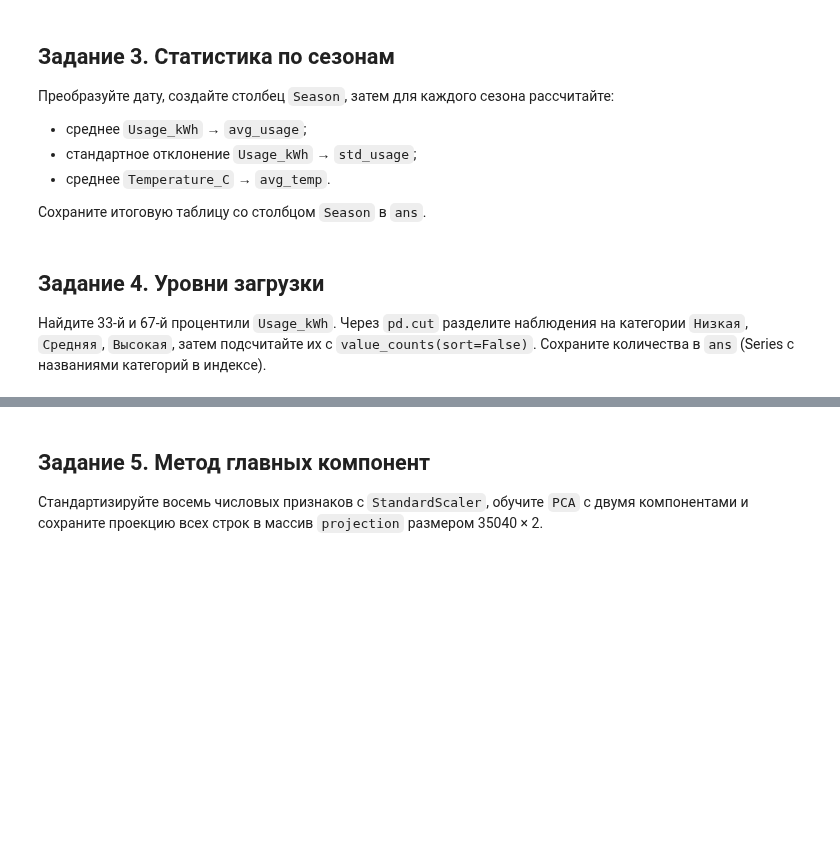
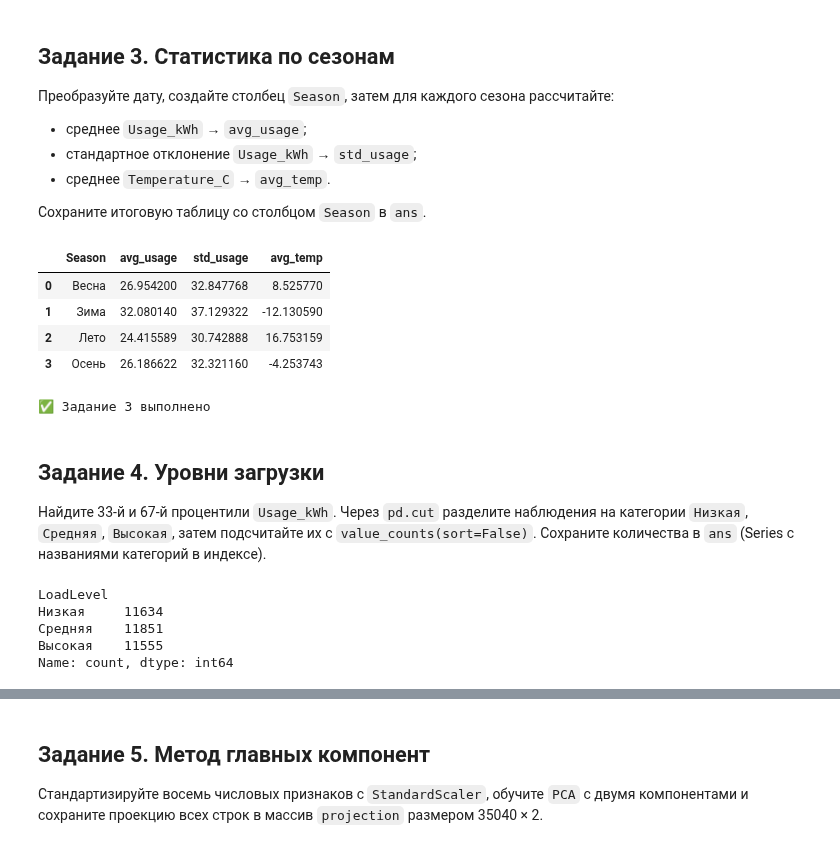
Before and after one commit to Sd0nEr/HW_ml_2026, a Jupyter notebook: 2_homework/2_homework_eda_feature_engineering.ipynb, the cells around one changed output, grey strips where cells are left out. Cells and saved outputs as stored; diff of their text form; code cells hidden in the pictures; blank space fills up the shorter version.

```diff
--- a/2_homework/2_homework_eda_feature_engineering.ipynb
+++ b/2_homework/2_homework_eda_feature_engineering.ipynb
@@ -120,15 +139,27 @@ check(2, ans)
 # %%
 # ✍ ВАШ КОД — ЗАДАНИЕ 3
 df = pd.read_csv(DATA / "Сталелитейные_данные.csv")
 df["DateTime"] = pd.to_datetime(df["date"], format="%d/%m/%Y %H:%M")
 season_by_month = {1: "Зима", 2: "Зима", 3: "Весна", 4: "Весна", 5: "Весна",
                    6: "Лето", 7: "Лето", 8: "Лето", 9: "Осень", 10: "Осень",
                    11: "Осень", 12: "Зима"}
-df["Season"] = ...
-ans = ...
+df["Season"] = df["DateTime"].dt.month.map(season_by_month)
+ans = (df.groupby("Season", as_index=False).agg(
+          avg_usage=("Usage_kWh", "mean"),
+          std_usage=("Usage_kWh", "std"),
+          avg_temp=("Temperature_C", "mean")
+      ))
 ans
+# %% [output]
+|  | Season | avg_usage | std_usage | avg_temp |
+| 0 | Весна | 26.954200 | 32.847768 | 8.525770 |
+| 1 | Зима | 32.080140 | 37.129322 | -12.130590 |
+| 2 | Лето | 24.415589 | 30.742888 | 16.753159 |
+| 3 | Осень | 26.186622 | 32.321160 | -4.253743 |
 # %%
 check(3, ans)
+# %% [output]
+✅ Задание 3 выполнено
 # %% [markdown]
 ## Задание 4. Уровни загрузки
 
@@ -138,9 +169,18 @@ check(3, ans)
 # %%
 # ✍ ВАШ КОД — ЗАДАНИЕ 4
 df = pd.read_csv(DATA / "Сталелитейные_данные.csv")
-q33, q67 = ...
-df["LoadLevel"] = ...
-ans = ...
+q33, q67 = df["Usage_kWh"].quantile([0.33, 0.67])
+df["LoadLevel"] = pd.cut(
+    df["Usage_kWh"], bins=[-np.inf, q33, q67, np.inf],
+    labels=["Низкая", "Средняя", "Высокая"], include_lowest=True,
+)
+ans = df["LoadLevel"].value_counts(sort=False)
 ans
+# %% [output]
+LoadLevel
+Низкая     11634
+Средняя    11851
+Высокая    11555
+Name: count, dtype: int64
 # %%
 check(4, ans)
```
Also changed, not shown: parts of 13 cells of this notebook, 2 other files.
